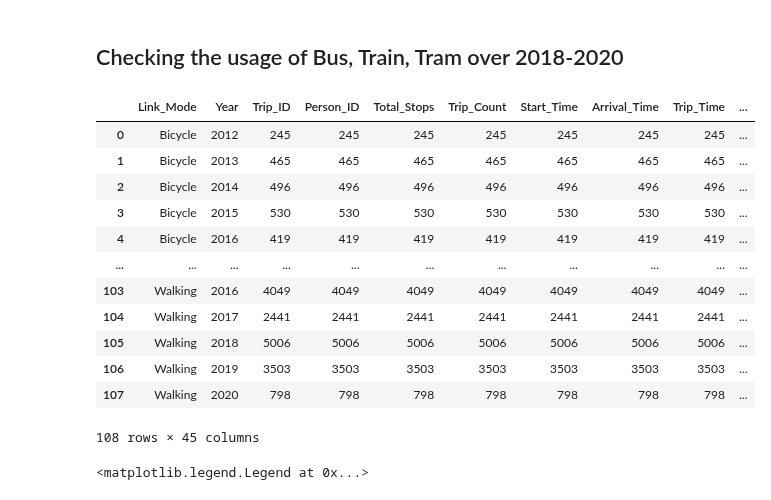
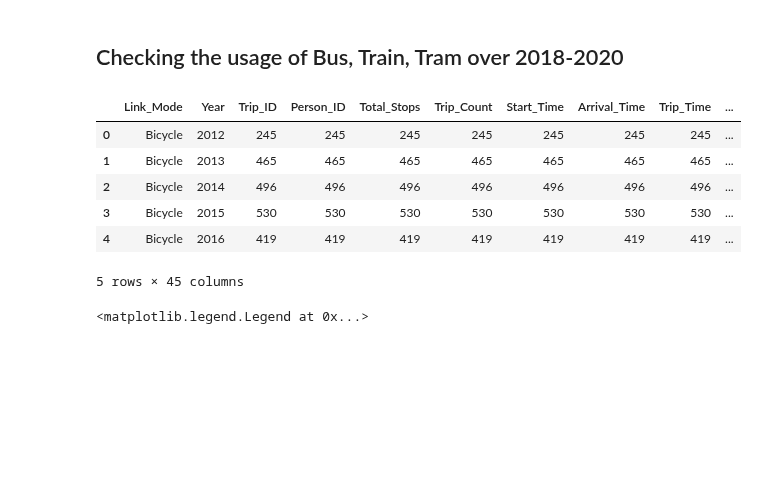
Before and after one commit to Abhidnya05/Project1Group1, a Jupyter notebook: VISTA Analyis.ipynb, the cells around one changed output. Drawn from its saved outputs; the diff is of its cells as text; code cells hidden in the pictures; blank space fills up the shorter version.

```diff
--- a/VISTA Analyis.ipynb
+++ b/VISTA Analyis.ipynb
@@ -197,19 +214,13 @@ purpose_travel_df
 #Find the total counts Link_Mode for bus train and trams (The main mode of transport)
 Mode_year_df = Vista.groupby(by=['Link_Mode','Year']).count().reset_index()
 # %%
-Mode_year_df
+Mode_year_df.head()
 # %% [output]
 |  | Link_Mode | Year | Trip_ID | Person_ID | Total_Stops | Trip_Count | Start_Time | Arrival_Time | Trip_Time | ... |
 | 0 | Bicycle | 2012 | 245 | 245 | 245 | 245 | 245 | 245 | 245 | ... |
 | 1 | Bicycle | 2013 | 465 | 465 | 465 | 465 | 465 | 465 | 465 | ... |
 | 2 | Bicycle | 2014 | 496 | 496 | 496 | 496 | 496 | 496 | 496 | ... |
 | 3 | Bicycle | 2015 | 530 | 530 | 530 | 530 | 530 | 530 | 530 | ... |
 | 4 | Bicycle | 2016 | 419 | 419 | 419 | 419 | 419 | 419 | 419 | ... |
-| ... | ... | ... | ... | ... | ... | ... | ... | ... | ... | ... |
-| 103 | Walking | 2016 | 4049 | 4049 | 4049 | 4049 | 4049 | 4049 | 4049 | ... |
-| 104 | Walking | 2017 | 2441 | 2441 | 2441 | 2441 | 2441 | 2441 | 2441 | ... |
-| 105 | Walking | 2018 | 5006 | 5006 | 5006 | 5006 | 5006 | 5006 | 5006 | ... |
-| 106 | Walking | 2019 | 3503 | 3503 | 3503 | 3503 | 3503 | 3503 | 3503 | ... |
-| 107 | Walking | 2020 | 798 | 798 | 798 | 798 | 798 | 798 | 798 | ... |
-108 rows × 45 columns
+5 rows × 45 columns
 # %%
```
Also changed, not shown: parts of 17 cells of this notebook.
